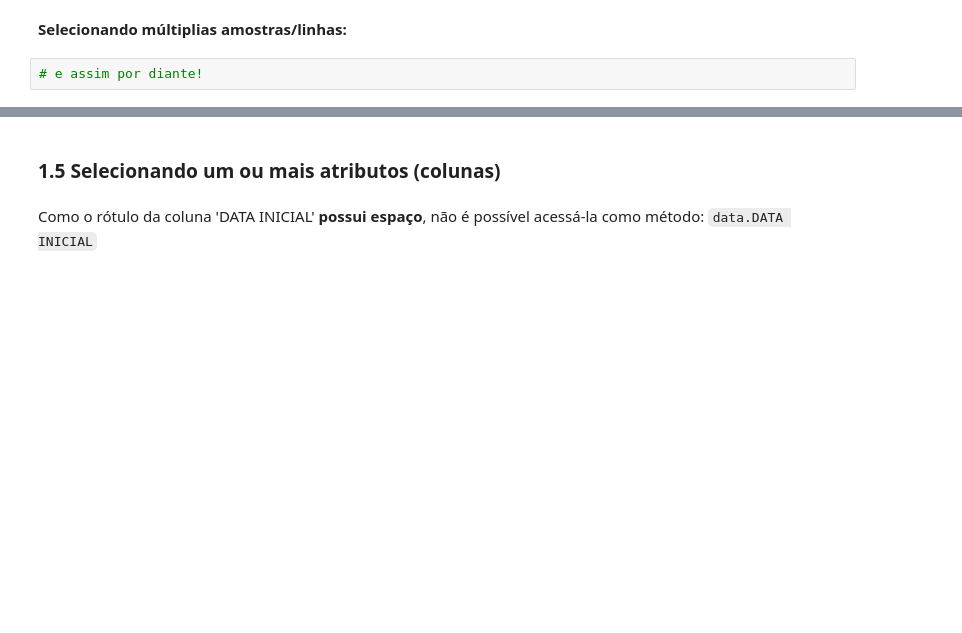
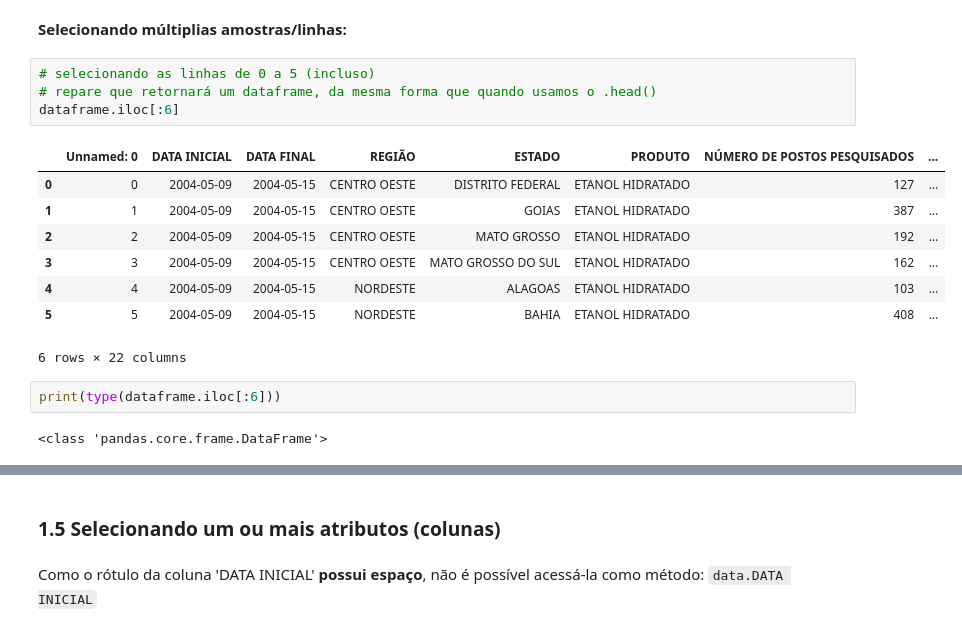
Before and after one commit to devLink13/pandas-essencial, a Jupyter notebook: manipulacao_de_dados_codigo_base.ipynb, the cells around one changed output, grey strips where cells are left out. Drawn from its saved outputs; the diff is of its cells as text; blank space fills up the shorter version.

```diff
--- a/manipulacao_de_dados_codigo_base.ipynb
+++ b/manipulacao_de_dados_codigo_base.ipynb
@@ -609,4 +755,19 @@ Mostrando linhas específicas de um DataFrame:
 # %% [markdown]
 **Selecionando múltiplias amostras/linhas:**
-# %%
-# e assim por diante!
+# %%
+# selecionando as linhas de 0 a 5 (incluso)
+# repare que retornará um dataframe, da mesma forma que quando usamos o .head()
+dataframe.iloc[:6]
+# %% [output]
+|  | Unnamed: 0 | DATA INICIAL | DATA FINAL | REGIÃO | ESTADO | PRODUTO | NÚMERO DE POSTOS PESQUISADOS | ... |
+| 0 | 0 | 2004-05-09 | 2004-05-15 | CENTRO OESTE | DISTRITO FEDERAL | ETANOL HIDRATADO | 127 | ... |
+| 1 | 1 | 2004-05-09 | 2004-05-15 | CENTRO OESTE | GOIAS | ETANOL HIDRATADO | 387 | ... |
+| 2 | 2 | 2004-05-09 | 2004-05-15 | CENTRO OESTE | MATO GROSSO | ETANOL HIDRATADO | 192 | ... |
+| 3 | 3 | 2004-05-09 | 2004-05-15 | CENTRO OESTE | MATO GROSSO DO SUL | ETANOL HIDRATADO | 162 | ... |
+| 4 | 4 | 2004-05-09 | 2004-05-15 | NORDESTE | ALAGOAS | ETANOL HIDRATADO | 103 | ... |
+| 5 | 5 | 2004-05-09 | 2004-05-15 | NORDESTE | BAHIA | ETANOL HIDRATADO | 408 | ... |
+6 rows × 22 columns
+# %%
+print(type(dataframe.iloc[:6]))
+# %% [output]
+<class 'pandas.core.frame.DataFrame'>
```
Also changed, not shown: parts of 56 cells of this notebook, 2 other files.
